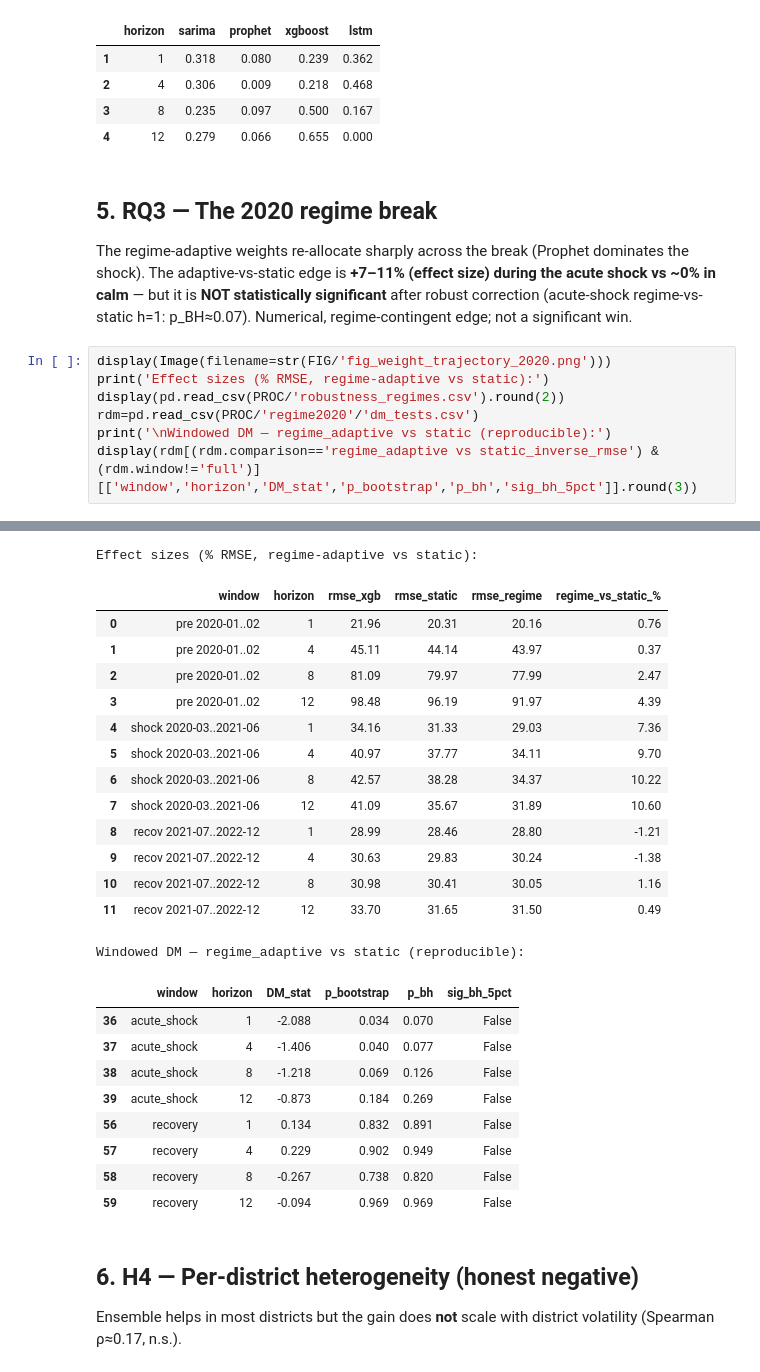
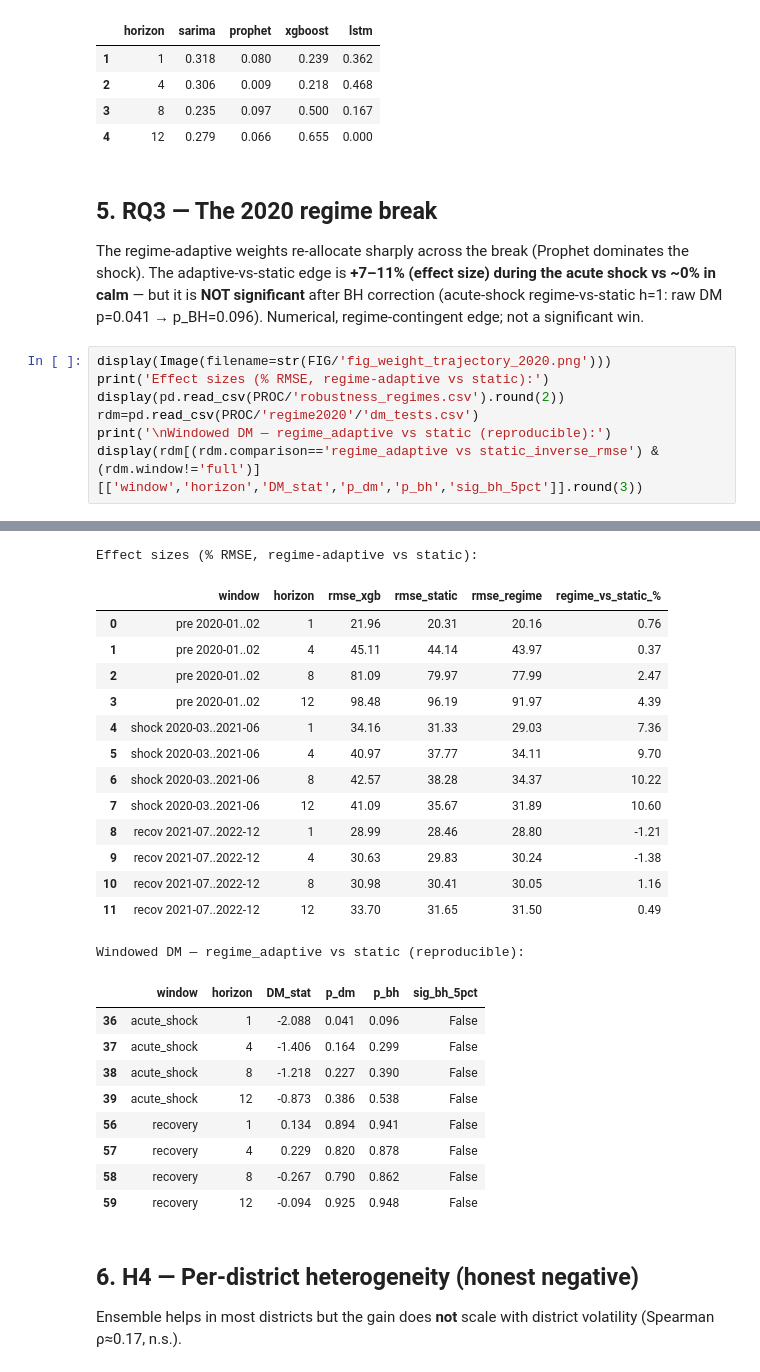
Before and after one commit to felicia-sw/chicago-crime-forecasting, a Jupyter notebook: notebooks/results.ipynb, the cells around one changed output, grey strips where cells are left out. Cells and saved outputs as stored; diff of their text form.

```diff
--- a/notebooks/results.ipynb
+++ b/notebooks/results.ipynb
@@ -101,40 +101,40 @@ display(w[w.scheme=='horizon_adaptive'][['horizon','sarima','prophet','xgboost',
 | 4 | 12 | 0.279 | 0.066 | 0.655 | 0.000 |
 # %% [markdown]
 ## 5. RQ3 — The 2020 regime break
-The regime-adaptive weights re-allocate sharply across the break (Prophet dominates the shock). The adaptive-vs-static edge is **+7–11% (effect size) during the acute shock vs ~0% in calm** — but it is **NOT statistically significant** after robust correction (acute-shock regime-vs-static h=1: p_BH≈0.07). Numerical, regime-contingent edge; not a significant win.
+The regime-adaptive weights re-allocate sharply across the break (Prophet dominates the shock). The adaptive-vs-static edge is **+7–11% (effect size) during the acute shock vs ~0% in calm** — but it is **NOT significant** after BH correction (acute-shock regime-vs-static h=1: raw DM p=0.041 → p_BH=0.096). Numerical, regime-contingent edge; not a significant win.
 # %%
 display(Image(filename=str(FIG/'fig_weight_trajectory_2020.png')))
 print('Effect sizes (% RMSE, regime-adaptive vs static):')
 display(pd.read_csv(PROC/'robustness_regimes.csv').round(2))
 rdm=pd.read_csv(PROC/'regime2020'/'dm_tests.csv')
 print('\nWindowed DM — regime_adaptive vs static (reproducible):')
-display(rdm[(rdm.comparison=='regime_adaptive vs static_inverse_rmse') & (rdm.window!='full')][['window','horizon','DM_stat','p_bootstrap','p_bh','sig_bh_5pct']].round(3))
+display(rdm[(rdm.comparison=='regime_adaptive vs static_inverse_rmse') & (rdm.window!='full')][['window','horizon','DM_stat','p_dm','p_bh','sig_bh_5pct']].round(3))
 # %% [output]
 [figure]
 Effect sizes (% RMSE, regime-adaptive vs static):
 |  | window | horizon | rmse_xgb | rmse_static | rmse_regime | regime_vs_static_% |
 | 0 | pre 2020-01..02 | 1 | 21.96 | 20.31 | 20.16 | 0.76 |
 | 1 | pre 2020-01..02 | 4 | 45.11 | 44.14 | 43.97 | 0.37 |
 | 2 | pre 2020-01..02 | 8 | 81.09 | 79.97 | 77.99 | 2.47 |
 | 3 | pre 2020-01..02 | 12 | 98.48 | 96.19 | 91.97 | 4.39 |
 | 4 | shock 2020-03..2021-06 | 1 | 34.16 | 31.33 | 29.03 | 7.36 |
 | 5 | shock 2020-03..2021-06 | 4 | 40.97 | 37.77 | 34.11 | 9.70 |
 | 6 | shock 2020-03..2021-06 | 8 | 42.57 | 38.28 | 34.37 | 10.22 |
 | 7 | shock 2020-03..2021-06 | 12 | 41.09 | 35.67 | 31.89 | 10.60 |
 | 8 | recov 2021-07..2022-12 | 1 | 28.99 | 28.46 | 28.80 | -1.21 |
 | 9 | recov 2021-07..2022-12 | 4 | 30.63 | 29.83 | 30.24 | -1.38 |
 | 10 | recov 2021-07..2022-12 | 8 | 30.98 | 30.41 | 30.05 | 1.16 |
 | 11 | recov 2021-07..2022-12 | 12 | 33.70 | 31.65 | 31.50 | 0.49 |
 Windowed DM — regime_adaptive vs static (reproducible):
-|  | window | horizon | DM_stat | p_bootstrap | p_bh | sig_bh_5pct |
-| 36 | acute_shock | 1 | -2.088 | 0.034 | 0.070 | False |
-| 37 | acute_shock | 4 | -1.406 | 0.040 | 0.077 | False |
-| 38 | acute_shock | 8 | -1.218 | 0.069 | 0.126 | False |
-| 39 | acute_shock | 12 | -0.873 | 0.184 | 0.269 | False |
-| 56 | recovery | 1 | 0.134 | 0.832 | 0.891 | False |
-| 57 | recovery | 4 | 0.229 | 0.902 | 0.949 | False |
-| 58 | recovery | 8 | -0.267 | 0.738 | 0.820 | False |
-| 59 | recovery | 12 | -0.094 | 0.969 | 0.969 | False |
+|  | window | horizon | DM_stat | p_dm | p_bh | sig_bh_5pct |
+| 36 | acute_shock | 1 | -2.088 | 0.041 | 0.096 | False |
+| 37 | acute_shock | 4 | -1.406 | 0.164 | 0.299 | False |
+| 38 | acute_shock | 8 | -1.218 | 0.227 | 0.390 | False |
+| 39 | acute_shock | 12 | -0.873 | 0.386 | 0.538 | False |
+| 56 | recovery | 1 | 0.134 | 0.894 | 0.941 | False |
+| 57 | recovery | 4 | 0.229 | 0.820 | 0.878 | False |
+| 58 | recovery | 8 | -0.267 | 0.790 | 0.862 | False |
+| 59 | recovery | 12 | -0.094 | 0.925 | 0.948 | False |
 # %% [markdown]
 ## 6. H4 — Per-district heterogeneity (honest negative)
 Ensemble helps in most districts but the gain does **not** scale with district volatility (Spearman ρ≈0.17, n.s.).
```
Also changed, not shown: parts of 4 cells of this notebook, 3 other files.
